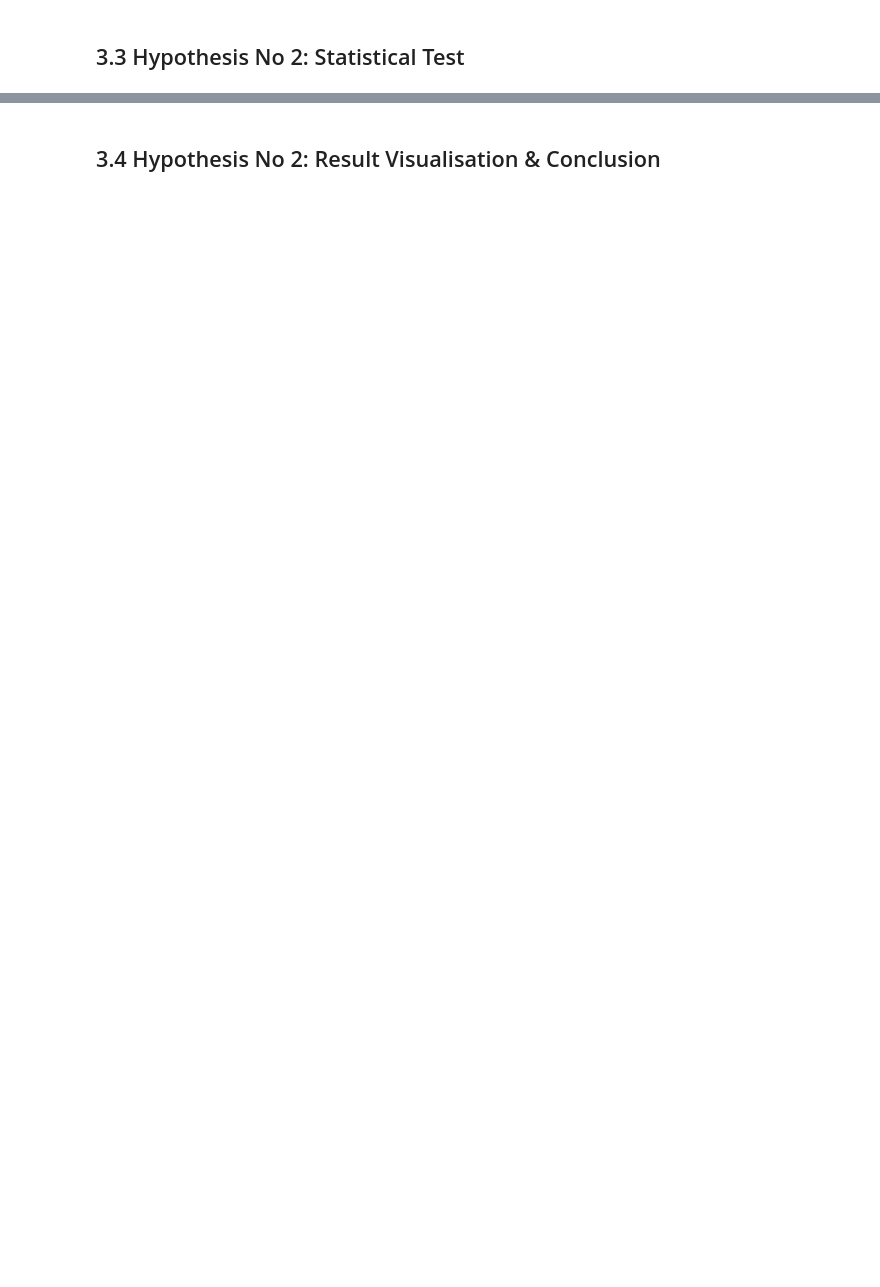
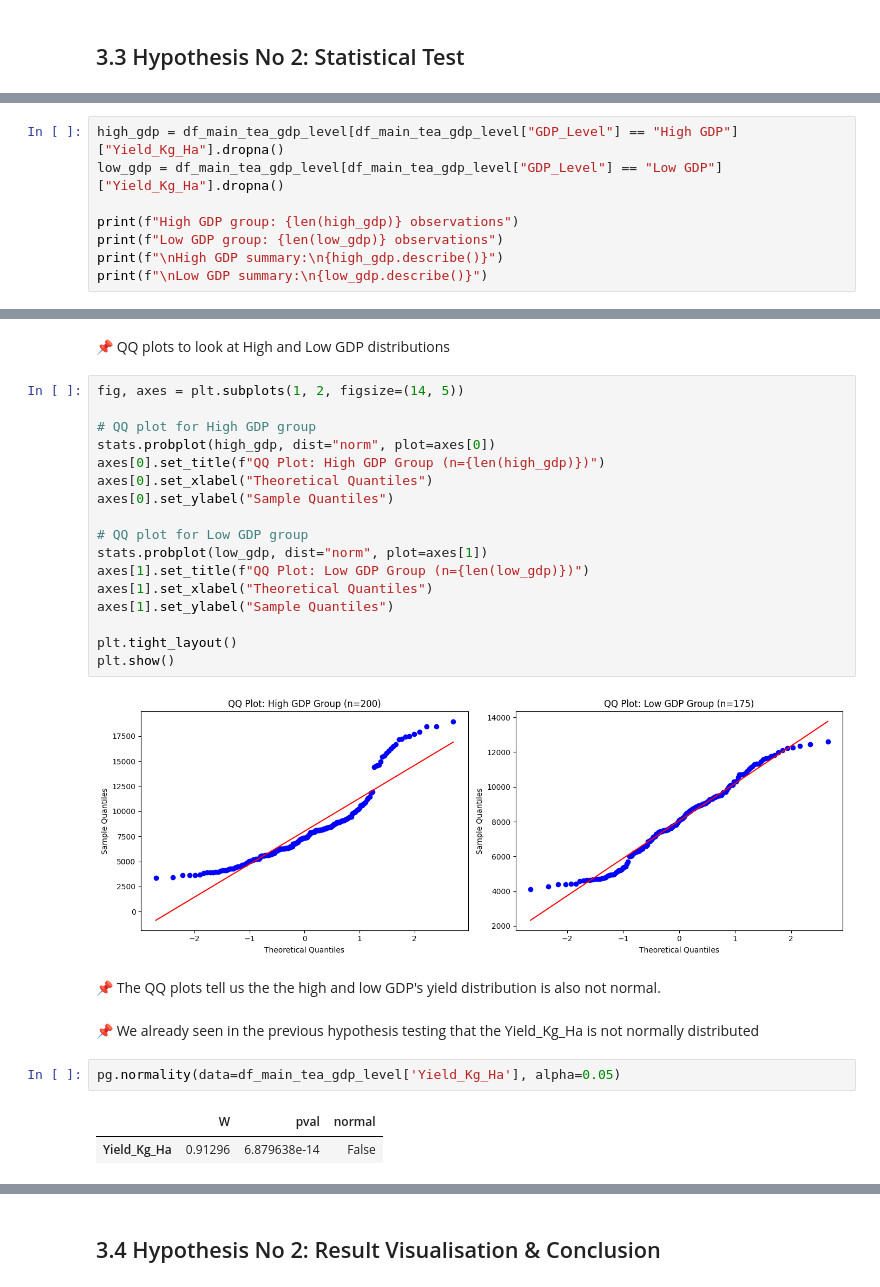
Before and after one commit to HaveTimeDrinkTea/global_tea_trade_analysis, a Jupyter notebook: notebooks/06_Hypothesis_Testings.ipynb, the cells around one changed output, grey strips where cells are left out. Drawn from its saved outputs; the diff is of its cells as text; blank space fills up the shorter version.

```diff
--- a/notebooks/06_Hypothesis_Testings.ipynb
+++ b/notebooks/06_Hypothesis_Testings.ipynb
@@ -414,0 +624,8 @@ IQR    : 2636
+# %%
+high_gdp = df_main_tea_gdp_level[df_main_tea_gdp_level["GDP_Level"] == "High GDP"]["Yield_Kg_Ha"].dropna()
+low_gdp = df_main_tea_gdp_level[df_main_tea_gdp_level["GDP_Level"] == "Low GDP"]["Yield_Kg_Ha"].dropna()
+
+print(f"High GDP group: {len(high_gdp)} observations")
+print(f"Low GDP group: {len(low_gdp)} observations")
+print(f"\nHigh GDP summary:\n{high_gdp.describe()}")
+print(f"\nLow GDP summary:\n{low_gdp.describe()}")
@@ -414,0 +650,30 @@ IQR    : 2636
+# %% [markdown]
+📌 QQ plots to look at High and Low GDP distributions
+# %%
+fig, axes = plt.subplots(1, 2, figsize=(14, 5))
+
+# QQ plot for High GDP group
+stats.probplot(high_gdp, dist="norm", plot=axes[0])
+axes[0].set_title(f"QQ Plot: High GDP Group (n={len(high_gdp)})")
+axes[0].set_xlabel("Theoretical Quantiles")
+axes[0].set_ylabel("Sample Quantiles")
+
+# QQ plot for Low GDP group
+stats.probplot(low_gdp, dist="norm", plot=axes[1])
+axes[1].set_title(f"QQ Plot: Low GDP Group (n={len(low_gdp)})")
+axes[1].set_xlabel("Theoretical Quantiles")
+axes[1].set_ylabel("Sample Quantiles")
+
+plt.tight_layout()
+plt.show()
+# %% [output]
+[figure, added]
+# %% [markdown]
+📌 The QQ plots tell us the the high and low GDP's yield distribution is also not normal.
+# %% [markdown]
+📌 We already seen in the previous hypothesis testing that the Yield_Kg_Ha is not normally distributed
+# %%
+pg.normality(data=df_main_tea_gdp_level['Yield_Kg_Ha'], alpha=0.05)
+# %% [output]
+|  | W | pval | normal |
+| Yield_Kg_Ha | 0.91296 | 6.879638e-14 | False |
```
Also changed, not shown: parts of 25 cells of this notebook, 7 other files.
